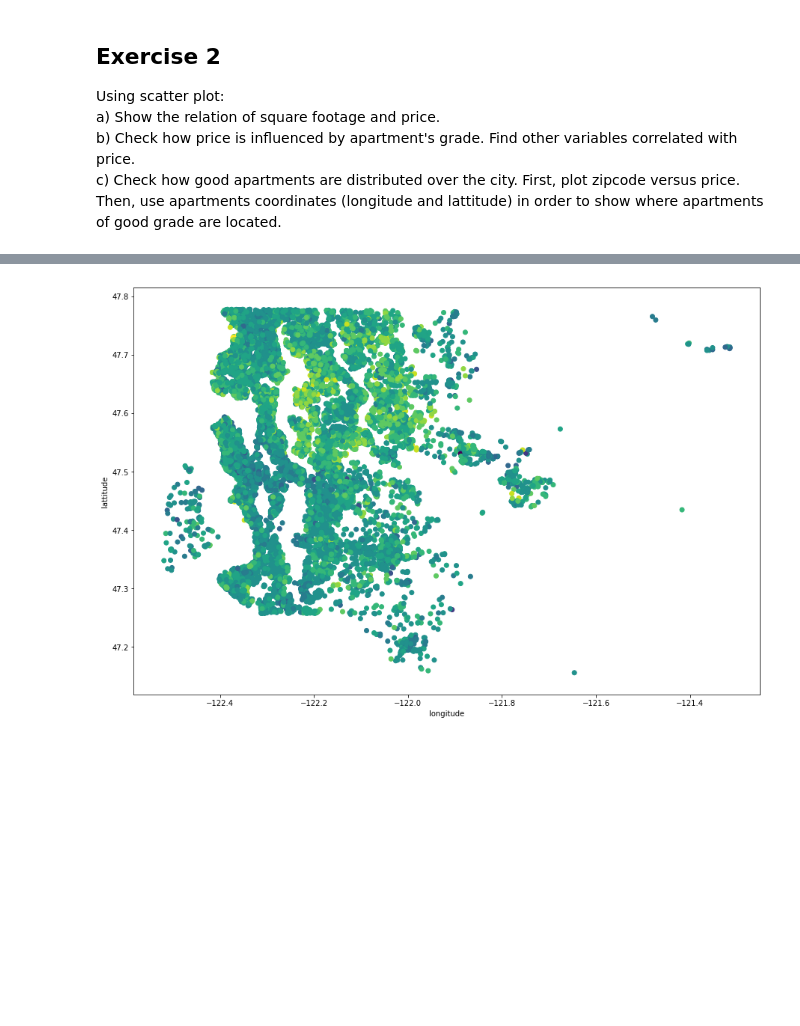
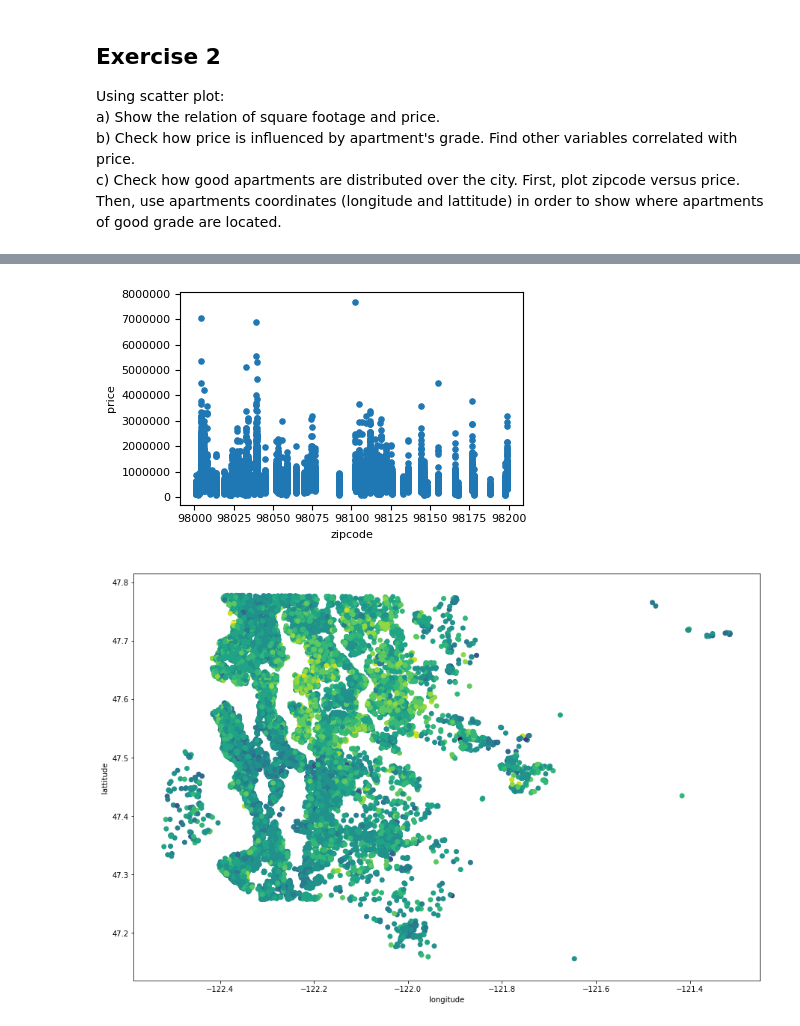
Before and after one commit to jqbpoz/Data-Analyst-UJ, a Jupyter notebook: Assignment_1.ipynb, the cells around one changed output, grey strips where cells are left out. Cells and saved outputs as stored; diff of their text form; code cells hidden in the pictures; blank space fills up the shorter version.

```diff
--- a/Assignment_1.ipynb
+++ b/Assignment_1.ipynb
@@ -82,3 +99,21 @@ plt.scatter(x,y)
+# %%
+#c)
+#Your code:
+x = df["zipcode"]
+y = df["price"]
+plt.figure(figsize=(4.5,2.8))
+plt.xlabel("zipcode", fontsize=8)
+plt.ylabel("price",fontsize=8)
+plt.xticks(fontsize=8)
+plt.yticks(fontsize=8)
+plt.gca().yaxis.set_major_locator(ticker.MultipleLocator(1000000))
+plt.gca().xaxis.set_major_locator(ticker.MultipleLocator(25))
+plt.ticklabel_format(style='plain', axis='y')
+plt.scatter(x,y,s=14)
+plt.tight_layout()
+plt.show()
+# %% [output]
+[figure, added]
 # %%
 #Your code:
 # %% [output]
```
Also changed, not shown: parts of 5 cells of this notebook.
